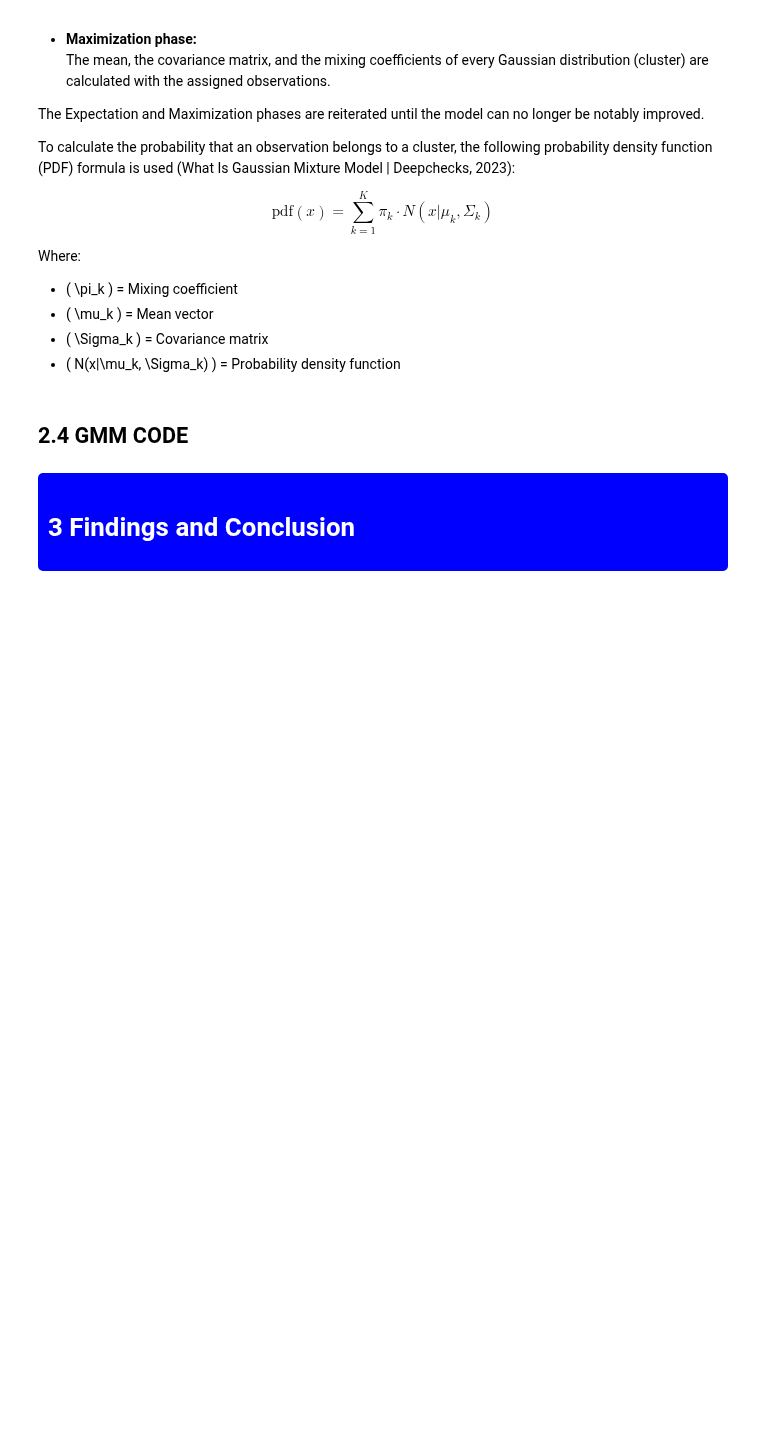
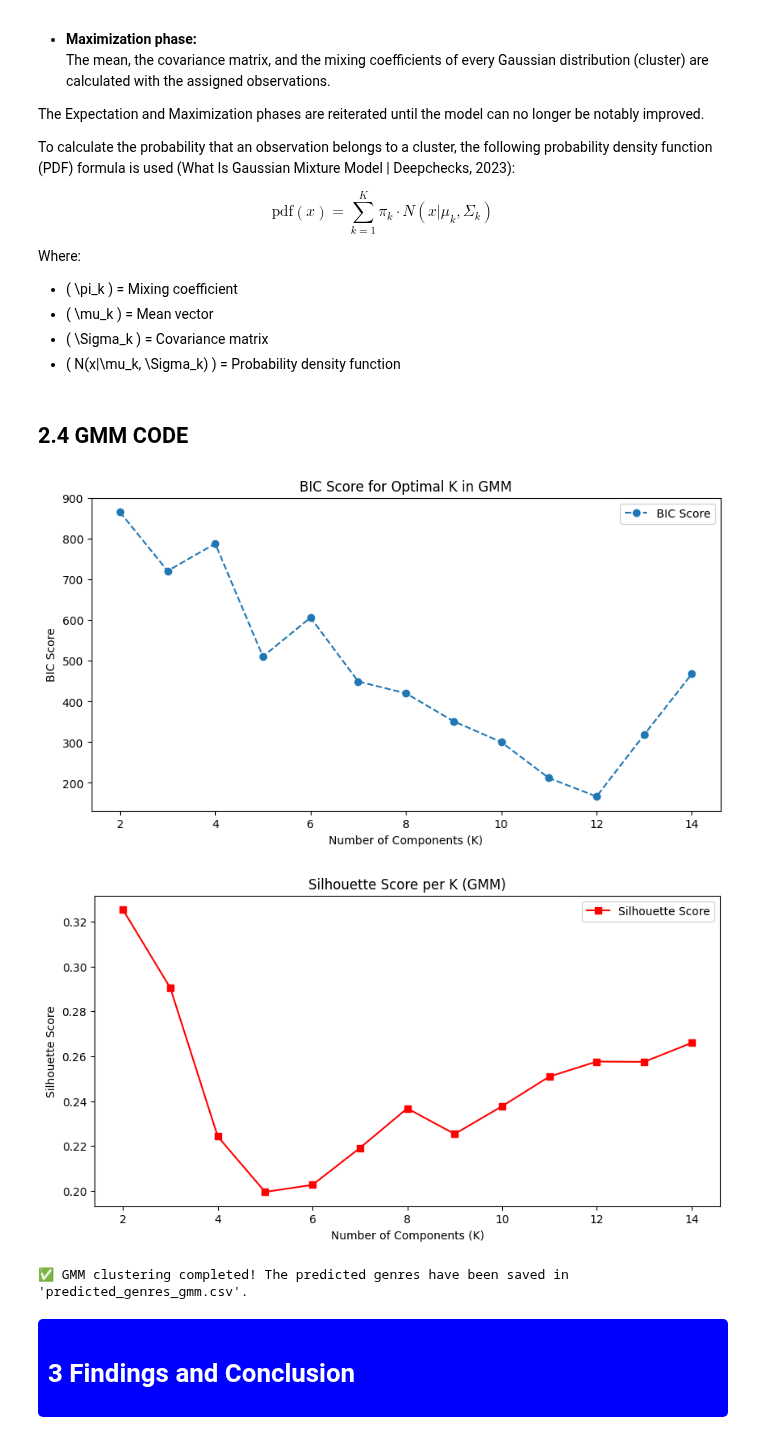
Before and after one commit to Akshay22087249/TurboAdventure, a Jupyter notebook: Main.ipynb, the cells around one changed output. Cells and saved outputs as stored; diff of their text form; code cells hidden in the pictures; blank space fills up the shorter version.

```diff
--- a/Main.ipynb
+++ b/Main.ipynb
@@ -890,6 +890,85 @@ Where:
 - \( N(x|\mu_k, \Sigma_k) \) = Probability density function
 # %% [markdown]
 ## 2.4 GMM CODE
+# %%
+import numpy as np
+import pandas as pd
+import matplotlib.pyplot as plt
+from sklearn.mixture import GaussianMixture
+from sklearn.preprocessing import StandardScaler
+from sklearn.metrics import silhouette_score
+
+# **STEP 1: Load Data**
+labels_path = "muziek-genre-clustering-24-25/labels_new.csv"
+labeled_path = "muziek-genre-clustering-24-25/labeled_df.csv"
+unlabeled_path = "muziek-genre-clustering-24-25/unlabeled_df.csv"
+
+# Read datasets
+labels_df = pd.read_csv(labels_path)  # Contains filename and genre
+labeled_df = pd.read_csv(labeled_path)  # Labeled audio features
+unlabeled_df = pd.read_csv(unlabeled_path)  # Unlabeled audio features
+
+# **STEP 2: Merge Labels with Labeled Dataset**
+labeled_df = pd.merge(labeled_df, labels_df, on="filename", how="left")
+
+# **STEP 3: Normalize Features**
+feature_columns = [col for col in labeled_df.columns if col not in ["filename", "genre", "Unnamed: 0"]]
+
+scaler = StandardScaler()
+labeled_df[feature_columns] = scaler.fit_transform(labeled_df[feature_columns])
+unlabeled_df[feature_columns] = scaler.transform(unlabeled_df[feature_columns])  # Apply same scaling
+
+# **STEP 4: Determine Optimal Clusters with BIC (GMM Method)**
+bic_scores = []
+silhouette_scores = []
+K_range = range(2, 15)
+
+for k in K_range:
+    gmm = GaussianMixture(n_components=k, random_state=42, covariance_type='full')
+    gmm.fit(labeled_df[feature_columns])
+    bic_scores.append(gmm.bic(labeled_df[feature_columns]))
+    labels = gmm.predict(labeled_df[feature_columns])
+    silhouette_scores.append(silhouette_score(labeled_df[feature_columns], labels))
+
+# Plot BIC Scores
+plt.figure(figsize=(10, 5))
+plt.plot(K_range, bic_scores, marker='o', linestyle='--', label='BIC Score')
+plt.xlabel("Number of Components (K)")
+plt.ylabel("BIC Score")
+plt.title("BIC Score for Optimal K in GMM")
+plt.legend()
+plt.show()
+
+# Plot Silhouette Scores
+plt.figure(figsize=(10, 5))
+plt.plot(K_range, silhouette_scores, marker='s', linestyle='-', color='red', label='Silhouette Score')
+plt.xlabel("Number of Components (K)")
+plt.ylabel("Silhouette Score")
+plt.title("Silhouette Score per K (GMM)")
+plt.legend()
+plt.show()
+
+# **STEP 5: Train GMM with Optimal K (User-Defined or Best from BIC)**
+optimal_k = int(6)  # You can manually choose the best value based on BIC/Silhouette
+gmm = GaussianMixture(n_components=optimal_k, random_state=42, covariance_type='full')
+labeled_df["Cluster"] = gmm.fit_predict(labeled_df[feature_columns])
+
+# **STEP 6: Map Clusters to Genres**
+cluster_genre_mapping = labeled_df.groupby("Cluster")["genre"].agg(lambda x: x.mode()[0])
+
+# **STEP 7: Predict Clusters for the Unlabeled Dataset**
+unlabeled_df["Cluster"] = gmm.predict(unlabeled_df[feature_columns])
+unlabeled_df["genre"] = unlabeled_df["Cluster"].map(cluster_genre_mapping)
+
+# **STEP 8: Save the Results**
+final_predictions = unlabeled_df[["filename", "genre"]]
+final_predictions.to_csv("predicted_genres_gmm.csv", index=False)
+
+print("✅ GMM clustering completed! The predicted genres have been saved in 'predicted_genres_gmm.csv'.")
+# %% [output]
+[figure, added]
+[figure, added]
+✅ GMM clustering completed! The predicted genres have been saved in 'predicted_genres_gmm.csv'.
 # %% [markdown]
 <div style="background-color: #0000FF; color: white; padding: 10px; border-radius: 5px;">
   <h1>3 Findings and Conclusion</h1>
```
Also changed, not shown: 1 other file.
